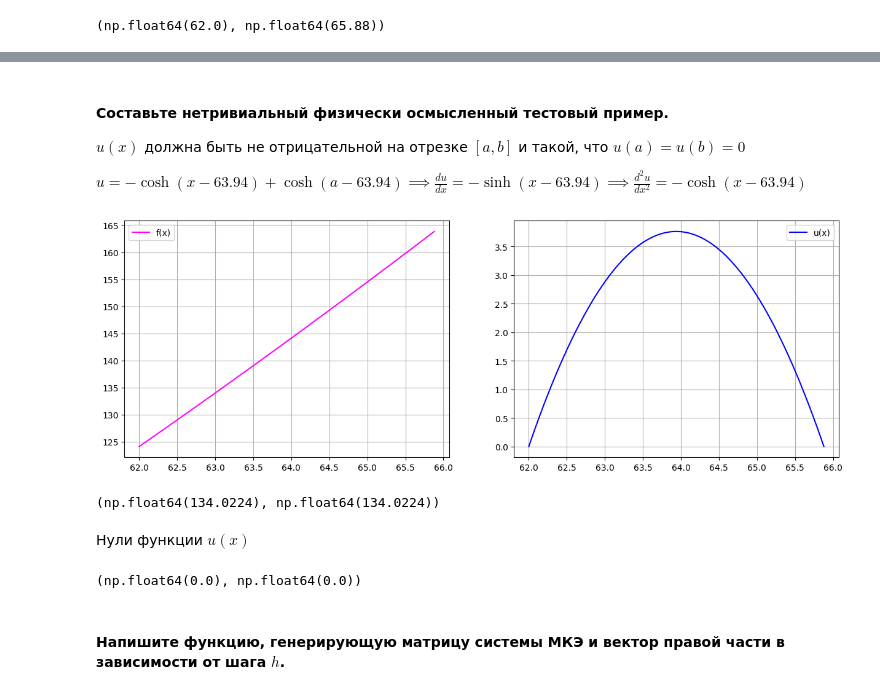
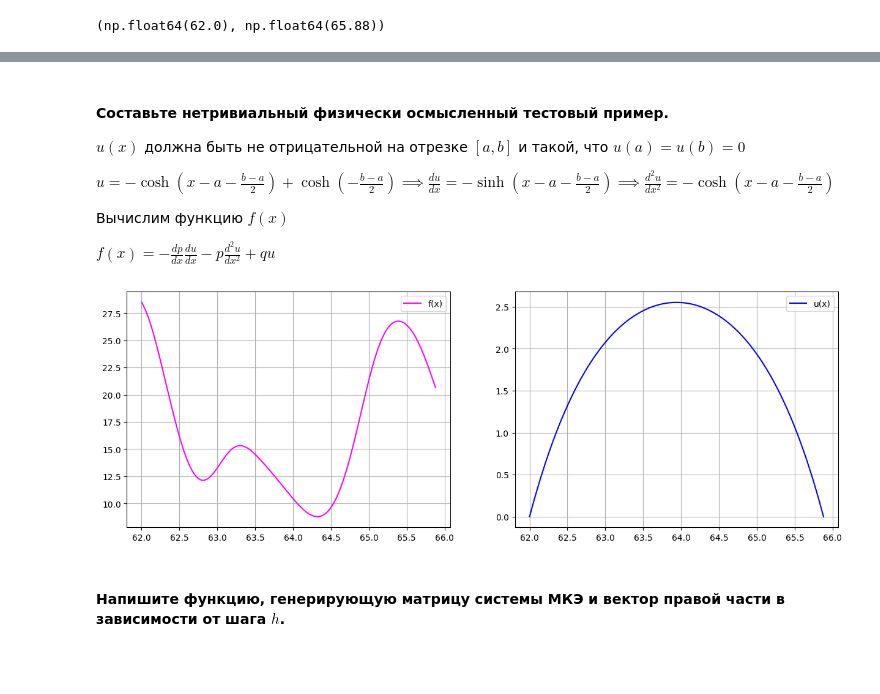
Before and after one commit to ALex2002Sim/NumericalMeth, a Jupyter notebook: lab2Sem9.ipynb, the cells around one changed output, grey strips where cells are left out. Saved outputs shown, nothing was run; the diff lists cells and outputs as text; code cells hidden in the pictures; blank space fills up the shorter version.

```diff
--- a/lab2Sem9.ipynb
+++ b/lab2Sem9.ipynb
@@ -47,63 +43,35 @@ def dp(x)->float:
 #### Составьте нетривиальный физически осмысленный тестовый пример.
 $u(x)$ должна быть не отрицательной на отрезке $[a, b]$ и такой, что $u(a)=u(b)=0$
 
-$\displaystyle u = -\cosh{(x-63.94)}+\cosh{(a-63.94)} \implies \frac{du}{dx} = -\sinh{(x-63.94)} \implies \frac{d^2u}{dx^2} = -\cosh{(x-63.94)}$
+$\displaystyle u = -\cosh{\left(x-a-\frac{b-a}{2}\right)}+\cosh{\left(-\frac{b-a}{2} \right)} \implies \frac{du}{dx} = -\sinh{\left(x-a-\frac{b-a}{2}\right)} \implies \frac{d^2u}{dx^2} = -\cosh{\left(x-a-\frac{b-a}{2}\right)}$
+
+Вычислим функцию $f(x)$
+
+$\displaystyle f(x) = -\frac{dp}{dx}\frac{du}{dx} - p\frac{d^2u}{dx^2} + qu$
 # %%
-# def u(x)->float:
-#     return -np.cosh(x-63.94) + np.cosh(a - 63.94)
+aver = a + (b-a)/2
 
-# def du(x)->float:
-#     return -np.sinh(x-63.94)
+u = lambda x: -np.cosh(x - aver) + np.cosh(a - aver)
 
-# def ddu(x)->float:
-#     return -np.cosh(x-63.94)
+du = lambda x: -np.sinh(x - aver)
 
-def u(x)->float:
-    return (x-a)*(b-x)
+ddu = lambda x: -np.cosh(x - aver)
 
-def du(x)->float:
-    return b - 2*x + a
+f = lambda x: -dp(x)*du(x) - p(x)*ddu(x) + q(x)*u(x)
 
-def ddu(x)->float:
-    return -2
-
-def f(x)->float:
-    return -dp(x)*du(x) - p(x)*ddu(x) + q(x)*u(x)
-
-def f2(x)->float:
-    return -x/25*(b- 2*x + a) - (x**2/50 - 10)*(-2)
-
-def f1(x)->float:
-    return -p1*ddu(x) + q1*u(x)
-
-#flam = lambda x: f(x)
-
-#fxlam = lambda x: x*f(x)
+func = np.array([f, u])
+name = np.array(['f', 'u'])
 
 fig, axs = plt.subplots(1, 2, figsize=(15, 5))
-
 x = np.linspace(a, b, 1000)
 
-axs[0].plot(x, f2(x), label='f(x)', color='fuchsia')
-axs[1].plot(x, u(x), label='u(x)', color='blue')
-
-axs[0].legend()
-axs[1].legend()
-axs[0].grid()
-axs[1].grid()
+for i in range(axs.size):
+    axs[i].plot(x, func[i](x), label=name[i]+'(x)', color=col[-i])
+    axs[i].legend()
+    axs[i].grid()
 
 plt.show()
 # %% [output]
-[figure, old version]
+[figure, new version]
-# %%
-f(63), f2(63)
-# %% [output]
-(np.float64(134.0224), np.float64(134.0224))
-# %% [markdown]
-Нули функции $u(x)$
-# %%
-u(a), u(b)
-# %% [output]
-(np.float64(0.0), np.float64(0.0))
 # %% [markdown]
 #### Напишите функцию, генерирующую матрицу системы МКЭ и вектор правой части в зависимости от шага $h$.
```
Also changed, not shown: parts of 16 cells of this notebook.
